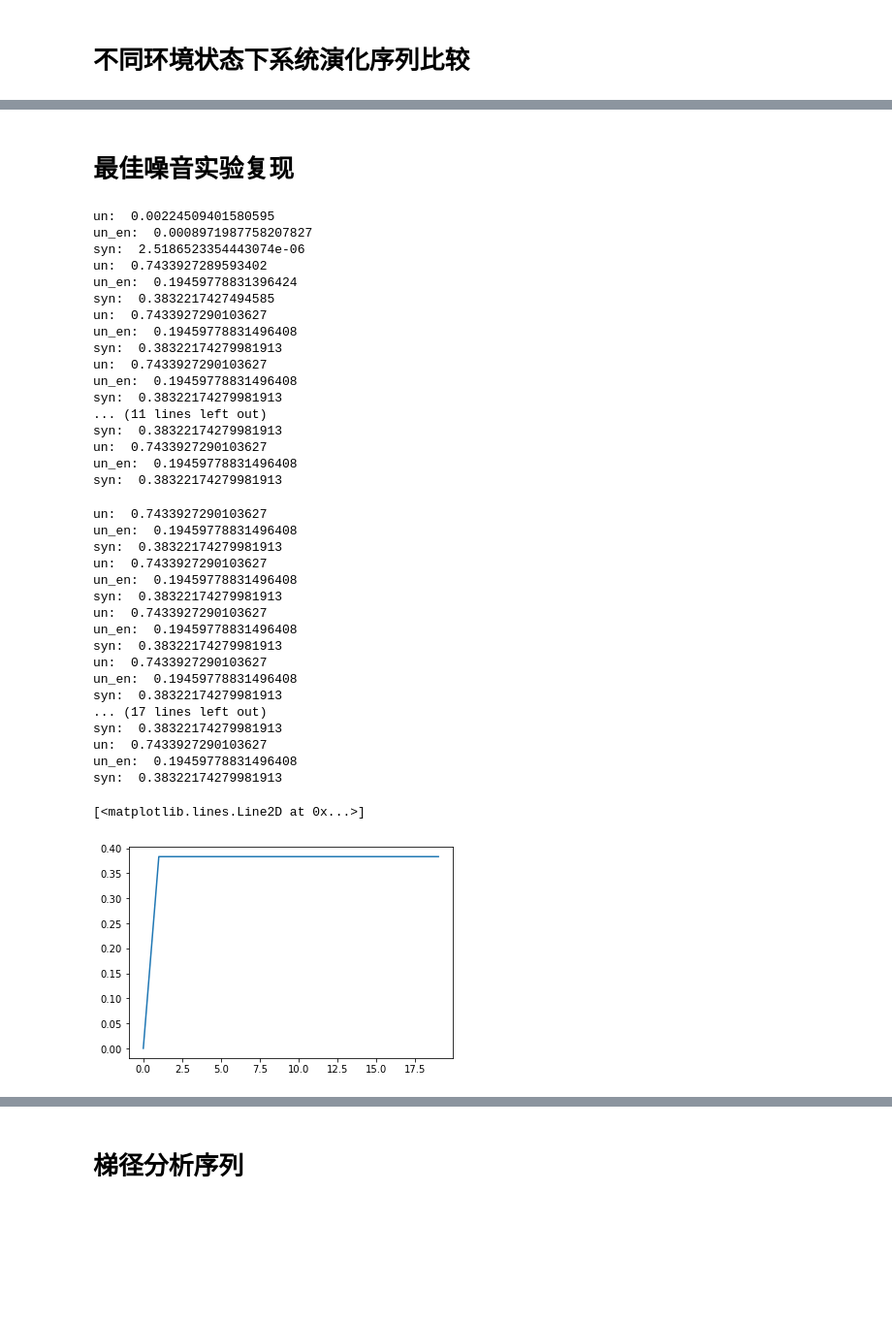
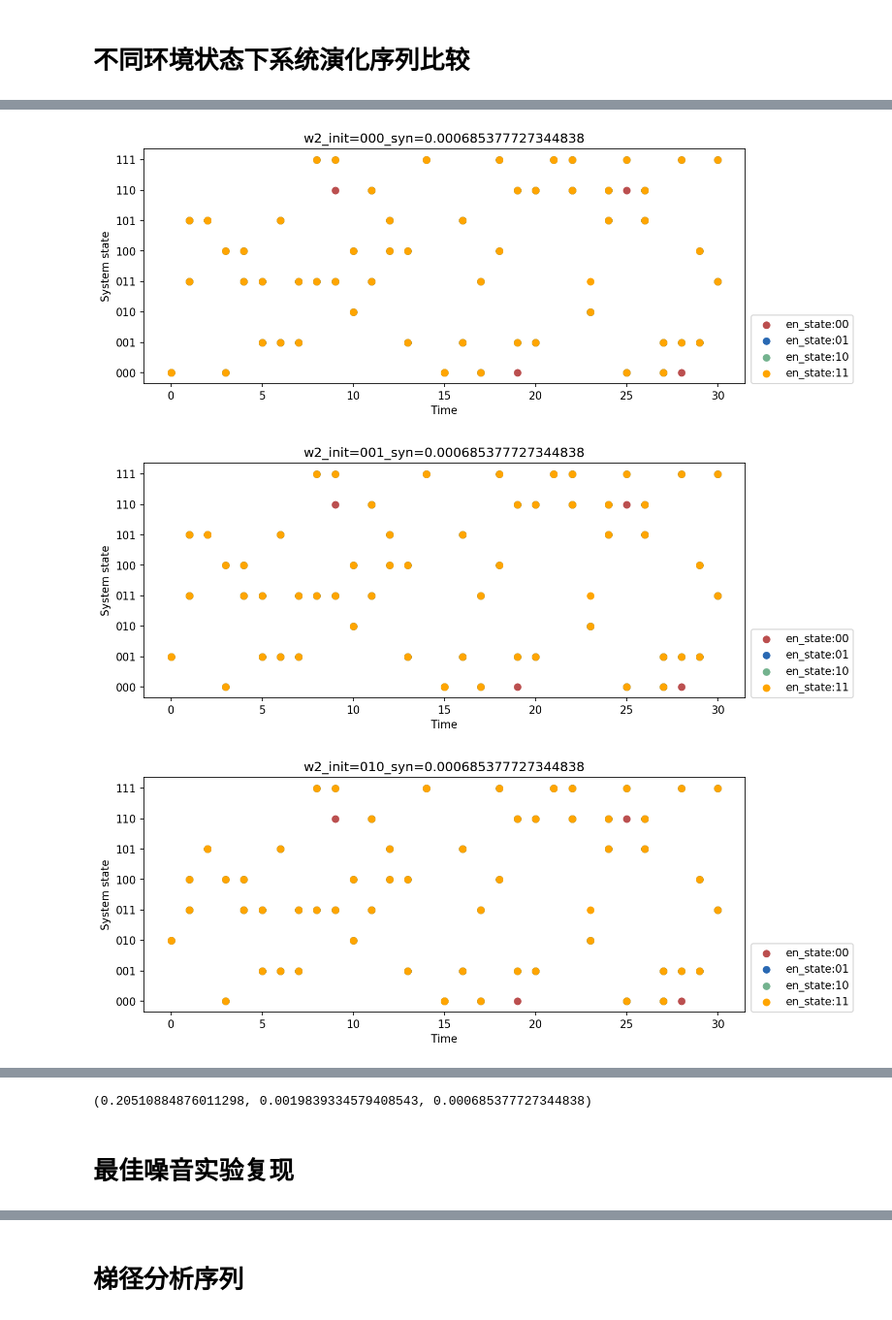
Before and after one commit to Lyn1216/Local-EI-project, a Jupyter notebook: exp/bool_network/grn/iit_tpm.ipynb, the cells around one changed output, grey strips where cells are left out. Shown at 97% size. Drawn from its saved outputs; the diff is of its cells as text; code cells hidden in the pictures; blank space fills up the shorter version.

```diff
--- a/exp/bool_network/grn/iit_tpm.ipynb
+++ b/exp/bool_network/grn/iit_tpm.ipynb
@@ -164,0 +123,8 @@ syn:  0.3112020855303125
+# %%
+steps = 30
+k=1
+serie_plot(bnet, w=w2, k=k, steps=steps, seeds=2, name='w2')
+# %% [output]
+[figure, added]
+[figure, added]
+[figure, added]
@@ -165,2 +136,3 @@ syn:  0.3112020855303125
+(0.20510884876011298, 0.0019839334579408543, 0.000685377727344838)
 # %% [markdown]
 # 最佳噪音实验复现
@@ -227,47 +138,0 @@ bnet = {
-# %%
-import matplotlib.pyplot as plt
-import numpy as np
-
-syn_list = []
-for k in np.linspace(0.1, 1000, 20):
-    tpm, tpm_v = make_tpm(bnet, w2, k=k)
-    un_sys, un_en, syn, tpm_dic = iit_tpm_cal(tpm_v, mech_size=3, en_size=2)
-    syn_list.append(syn)
-plt.plot(syn_list)
-# %% [output]
-un:  0.00224509401580595
-un_en:  0.0008971987758207827
-syn:  2.5186523354443074e-06
-un:  0.7433927289593402
-un_en:  0.19459778831396424
-syn:  0.3832217427494585
-un:  0.7433927290103627
-un_en:  0.19459778831496408
-syn:  0.38322174279981913
-un:  0.7433927290103627
-un_en:  0.19459778831496408
-syn:  0.38322174279981913
-... (11 lines left out)
-syn:  0.38322174279981913
-un:  0.7433927290103627
-un_en:  0.19459778831496408
-syn:  0.38322174279981913
-un:  0.7433927290103627
-un_en:  0.19459778831496408
-syn:  0.38322174279981913
-un:  0.7433927290103627
-un_en:  0.19459778831496408
-syn:  0.38322174279981913
-un:  0.7433927290103627
-un_en:  0.19459778831496408
-syn:  0.38322174279981913
-un:  0.7433927290103627
-un_en:  0.19459778831496408
-syn:  0.38322174279981913
-... (17 lines left out)
-syn:  0.38322174279981913
-un:  0.7433927290103627
-un_en:  0.19459778831496408
-syn:  0.38322174279981913
-[<matplotlib.lines.Line2D at 0x...>]
-[figure, removed]
```
Also changed, not shown: parts of 14 cells of this notebook, 2 other files.
